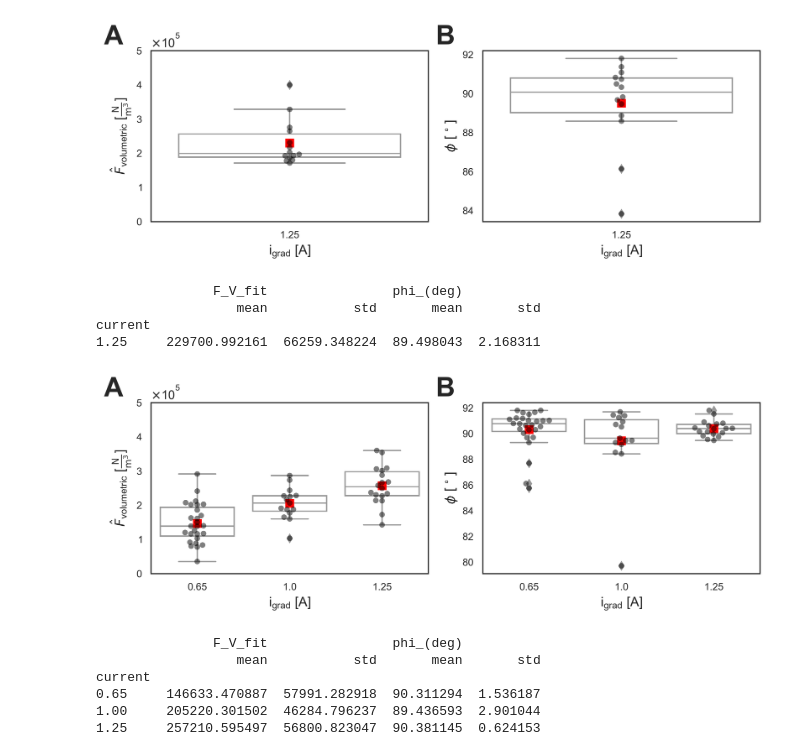
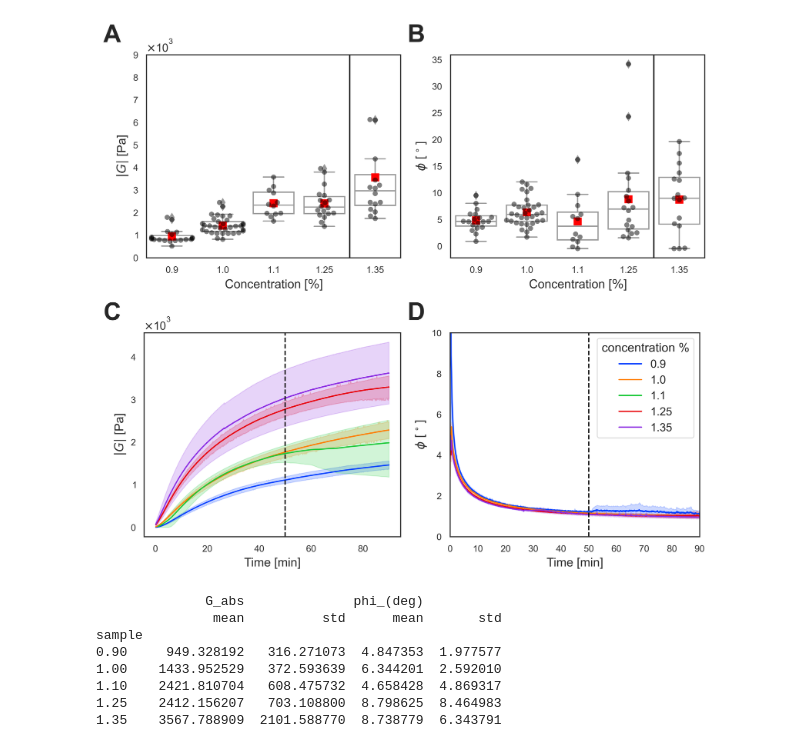
Before and after one commit to ArttuD/microrheology, a Jupyter notebook: visualization/all_plots.ipynb, the cells around one changed output. Saved outputs shown, nothing was run; the diff lists cells and outputs as text; code cells hidden in the pictures.

```diff
--- a/visualization/all_plots.ipynb
+++ b/visualization/all_plots.ipynb
@@ -119,8 +150,8 @@ def plotter(data_in,x_data,y_data,x_label,y_label,ax_in,letter,scientific = Fals
 
 
 #plots macro |G|
-def plot_macro_g(data,ax_in,letter,x_label,y_label,vline=True,log=True):
-    sns.lineplot(ax = ax_in, data=data,x='Time (min)',y='Complex Shear Modulus (Pa)',hue='concentration %',
+def plot_macro_g(data,ax_in,letter,x_label,y_label,hueParam,vline=True,log=True):
+    sns.lineplot(ax = ax_in, data=data,x='Time (min)',y='Complex Shear Modulus (Pa)',hue=hueParam,
                 palette=sns.color_palette('bright',data['concentration %'].unique().shape[0]), legend = False)
     ax_in.text(-0.09, 1.15, letter, transform=ax_in.transAxes,fontsize=24, fontweight='bold', va='top', ha='right')
     ax_in.set_xlabel(x_label, fontsize=12)
@@ -139,8 +170,8 @@ def plot_macro_g(data,ax_in,letter,x_label,y_label,vline=True,log=True):
     return ax_in
 
 #plots macro phi
-def plot_macro_phi(data,ax_in,letter,x_label,y_label,vline=True,log=False,ae=True):
-    sns.lineplot(ax = ax_in, data=data,x='Time (min)',y='Phase Shift Angle (Pa)',hue='concentration %',
+def plot_macro_phi(data,ax_in,letter,x_label,y_label,hueParam,vline=True,log=False,ae=True): #type #concentration %
+    sns.lineplot(ax = ax_in, data=data,x='Time (min)',y='Phase Shift Angle (Pa)',hue=hueParam,
                 palette=sns.color_palette('bright',data['concentration %'].unique().shape[0]))
     ax_in.text(-0.1, 1.15, letter, transform=ax_in.transAxes,fontsize=24, fontweight='bold', va='top', ha='right')
     ax_in.set_xlabel(x_label, fontsize=12)
@@ -154,58 +185,41 @@ def plot_macro_phi(data,ax_in,letter,x_label,y_label,vline=True,log=False,ae=Tru
         ax_in.xaxis.set_major_formatter(matplotlib.ticker.ScalarFormatter())
         ax_in.ticklabel_format(axis='y',style='plain', scilimits=(0,0))
         ax_in.yaxis.major.formatter._useMathText = True
-        ax_in.legend(title = r"Concentration [$\%$]",loc='upper left',fontsize = 9)
+        #ax_in.legend(title = r"Concentration [$\%$]",loc='upper left',fontsize = 9)
+        ax_in.legend(title = r"Material",loc='upper left',fontsize = 9)
     if ae:
         plt.ylim([0,10])
 
     return ax_in
 # %%
-# Plot Calibration 100 µm
+#Agarose 100µm microrheology
 
-fig = plt.figure(constrained_layout=True, figsize=(8.27, 3),dpi = 500)
-subfigs = fig.subfigures(1, 2, wspace=0.0025, width_ratios=[1, 1])
+fig = plt.figure(constrained_layout=True, figsize=(8.27, 7.5),dpi = 500)
+subfigs = fig.subfigures(2, 2, wspace=0.0025, width_ratios=[1, 1])
 
-ax1 = subfigs[0].subplots(1, 1)
-ax2 = subfigs[1].subplots(1, 1)
+ax1 = subfigs[0,0].subplots(1, 1)
+ax2 = subfigs[0,1].subplots(1, 1)
+ax3 = subfigs[1,0].subplots(1, 1)
+ax4 = subfigs[1,1].subplots(1, 1)
 
-ax1 = plotter(Calib_100, "current", "F_V_fit",r"i$_\mathregular{grad}$ [A]",r"$\hat{F}_\mathregular{volumetric}$ [$\frac{\rm{N}}{\rm{m}^3}$]",ax1,"A",True,[0,500000])
-ax2 = plotter(Calib_100, "current", "phi_(deg)",r"i$_\mathregular{grad}$ [A]",r"$\phi$ $[^\circ]$",ax2,"B")
+#Agarose macrorheology
 
-#fig.tight_layout()
-saver(fig,"100um_calibration.png")
-
+ax1 = plotter(Agarose, "sample", "G_abs",r"Concentration [$\%$]",r'$|G|$ [Pa]',ax1,"A",True)
+ax1.axvline(3.5,color='black',linestyle='-')
+ax1.set_ylim([0,9e3])
+ax2 = plotter(Agarose, "sample", "phi_(deg)",r"Concentration [$\%$]",r"$\phi$ $[^\circ]$",ax2,"B")
+ax2.axvline(3.5,color='black',linestyle='-')
+ax3 = plot_macro_g(M_Ag,ax3,"C","Time [min]","$|G|$ [Pa]","concentration %",vline=True,log=True)
+ax4 = plot_macro_phi(M_Ag,ax4,"D","Time [min]",r"$\phi$ $[^\circ]$","concentration %",vline=True,log=False, ae = True)
+saver(fig,"high_stiffness.png")
 plt.show()
-
-#print averages and std in a table
-print(Calib_100.groupby("current")["F_V_fit","phi_(deg)"].agg(["mean","std"]))
 # %% [output]
-[figure, old version]
+[figure, new version]
-               F_V_fit                phi_(deg)
-                  mean           std       mean       std
-current
-1.25     229700.992161  66259.348224  89.498043  2.168311
+              G_abs              phi_(deg)
+               mean          std      mean       std
+sample
+0.90     949.328192   316.271073  4.847353  1.977577
+1.00    1433.952529   372.593639  6.344201  2.592010
+1.10    2421.810704   608.475732  4.658428  4.869317
+1.25    2412.156207   703.108800  8.798625  8.464983
+1.35    3567.788909  2101.588770  8.738779  6.343791
-# %%
-#Calibration 30 µm
-
-fig = plt.figure(constrained_layout=True, figsize=(8.27, 3),dpi = 500)
-subfigs = fig.subfigures(1, 2, wspace=0.0025, width_ratios=[1, 1])
-
-ax1 = subfigs[0].subplots(1, 1)
-ax2 = subfigs[1].subplots(1, 1)
-
-ax1 = plotter(Calib_30, "current", "F_V_fit","i$_\mathregular{grad}$ [A]",r"$\hat{F}_\mathregular{volumetric}$ [$\frac{\rm{N}}{\rm{m}^3}$]",ax1,"A",True,[0,500000])
-ax2 = plotter(Calib_30, "current", "phi_(deg)","i$_\mathregular{grad}$ [A]",r"$\phi$ $[^\circ]$",ax2,"B")
-
-#fig.tight_layout()
-saver(fig,"calibration.png")
-plt.show()
-
-print(Calib_30.groupby("current")["F_V_fit","phi_(deg)"].agg(["mean","std"]))
-# %% [output]
-[figure, removed]
-               F_V_fit                phi_(deg)
-                  mean           std       mean       std
-current
-0.65     146633.470887  57991.282918  90.311294  1.536187
-1.00     205220.301502  46284.796237  89.436593  2.901044
-1.25     257210.595497  56800.823047  90.381145  0.624153
```
Also changed, not shown: parts of 17 cells of this notebook.
